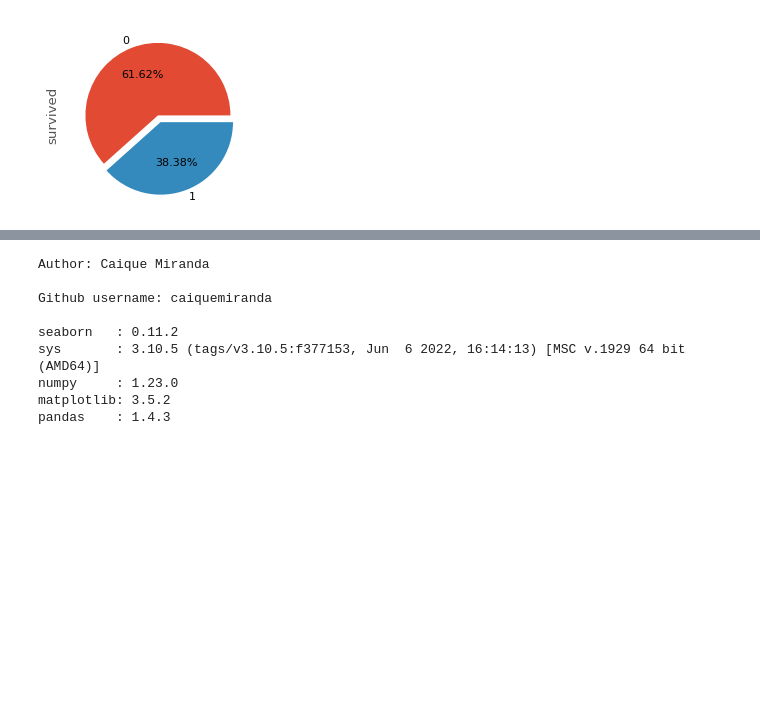
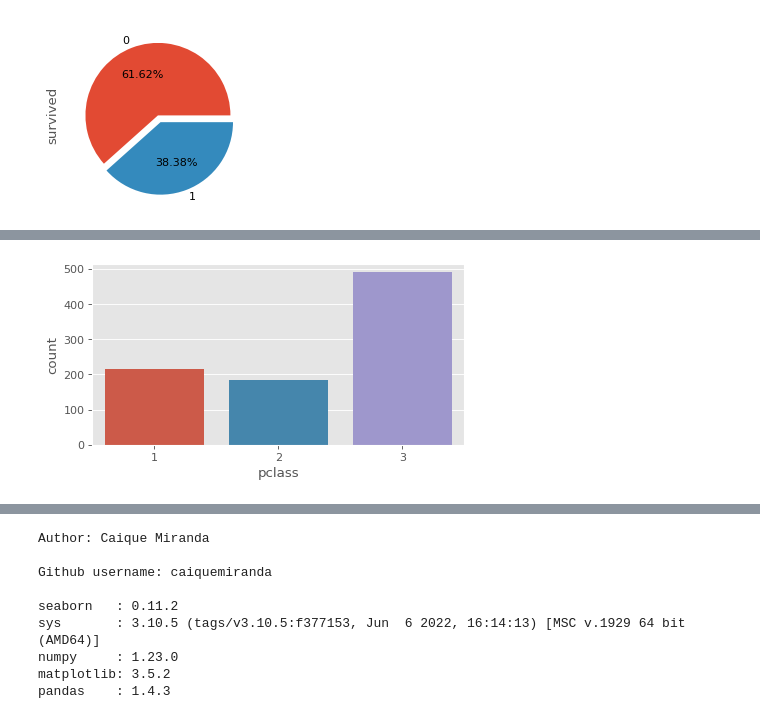
Before and after one commit to caiquemiranda/data-visualization-python, a Jupyter notebook: 10-analysis-visualization-titanic-dataset.ipynb, the cells around one changed output, grey strips where cells are left out. Cells and saved outputs as stored; diff of their text form; code cells hidden in the pictures; blank space fills up the shorter version.

Commit message:
catplot'pclass'

```diff
--- a/10-analysis-visualization-titanic-dataset.ipynb
+++ b/10-analysis-visualization-titanic-dataset.ipynb
@@ -198,0 +219,5 @@ titanic['survived'].value_counts().plot.pie(explode = explode,
+# %%
+sns.countplot('pclass',
+              data = titanic);
+# %% [output]
+[figure, added]
```
Also changed, not shown: parts of 8 cells of this notebook.
